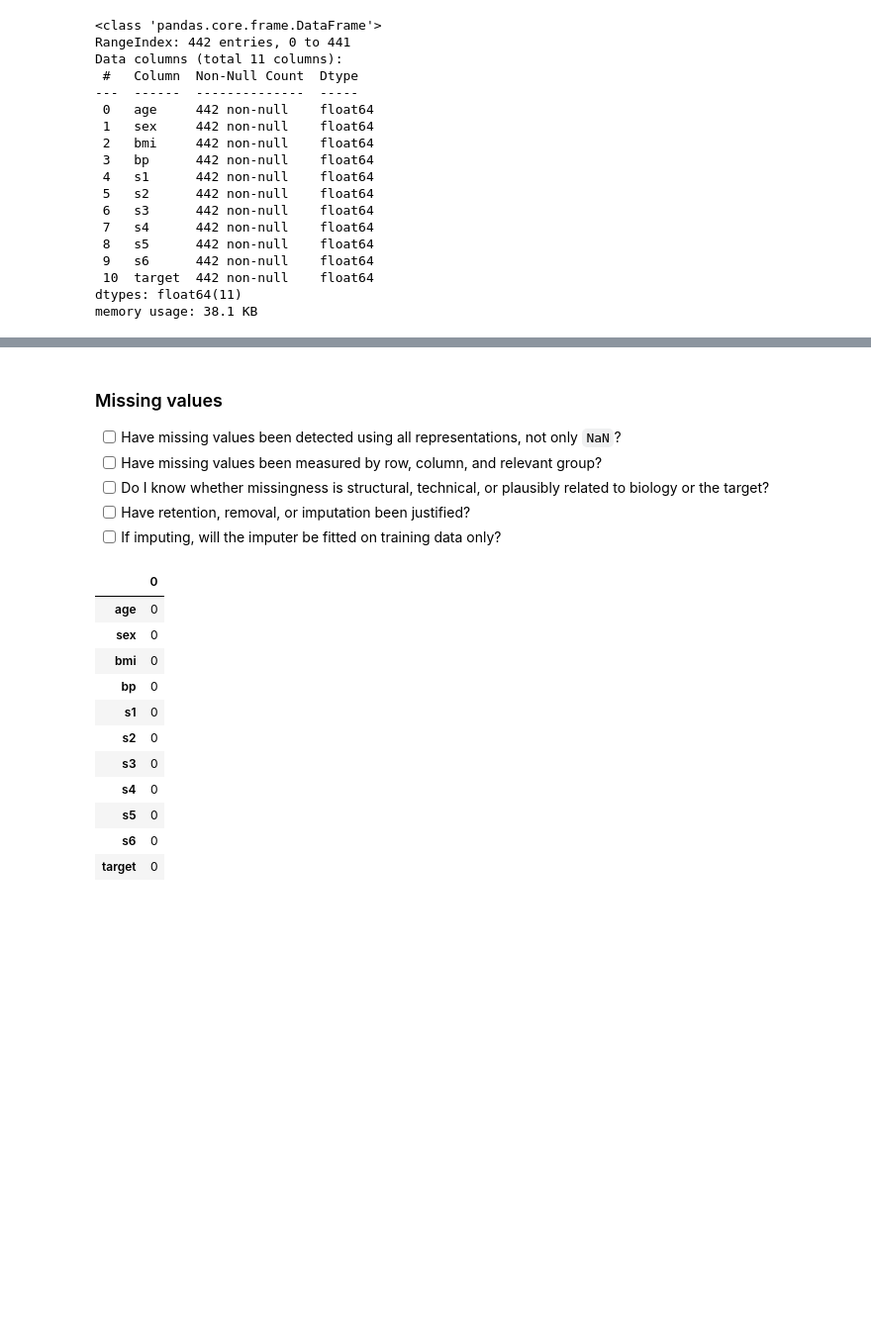
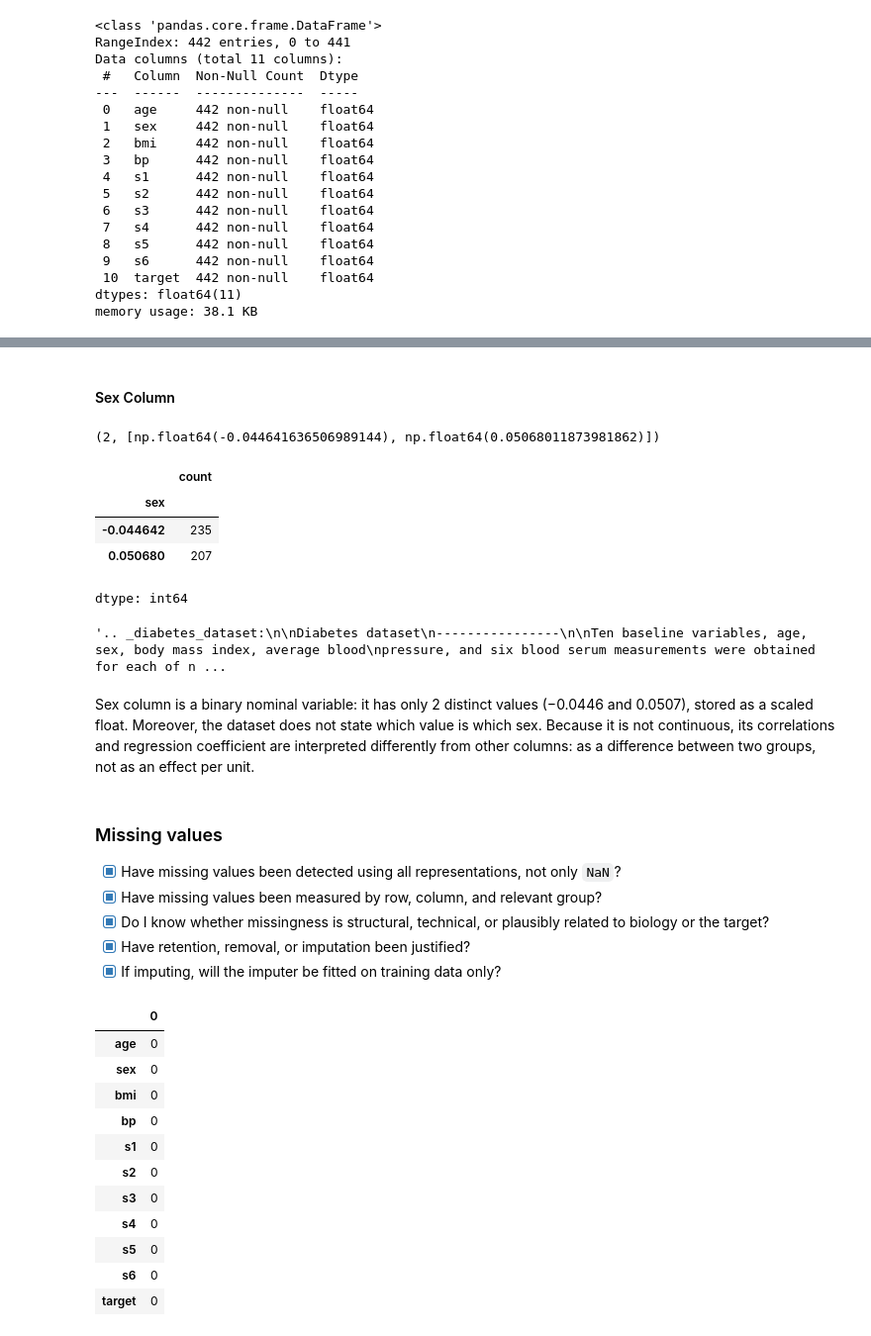
Before and after one commit to tmazko/ML-in-Bioinformatics, a Jupyter notebook: practicals/week2/MLinBio_Practice2.ipynb, the cells around one changed output, grey strips where cells are left out. Shown at 99% size. Cells and saved outputs as stored; diff of their text form; code cells hidden in the pictures; blank space fills up the shorter version.

```diff
--- a/practicals/week2/MLinBio_Practice2.ipynb
+++ b/practicals/week2/MLinBio_Practice2.ipynb
@@ -96,14 +96,34 @@ diabetes_df.describe()
 | 50% | 5.383060e-03 | -4.464164e-02 | -7.283766e-03 | -5.670422e-03 | -4.320866e-03 | -3.819065e-03 | -6.584468e-03 | -2.592262e-03 | -1.947171e-03 | -1.077698e-03 | 140.500000 |
 | 75% | 3.807591e-02 | 5.068012e-02 | 3.124802e-02 | 3.564379e-02 | 2.835801e-02 | 2.984439e-02 | 2.931150e-02 | 3.430886e-02 | 3.243232e-02 | 2.791705e-02 | 211.500000 |
 | max | 1.107267e-01 | 5.068012e-02 | 1.705552e-01 | 1.320436e-01 | 1.539137e-01 | 1.987880e-01 | 1.811791e-01 | 1.852344e-01 | 1.335973e-01 | 1.356118e-01 | 346.000000 |
+# %% [markdown]
+#### Sex Column
+# %%
+diabetes_df["sex"].nunique(), sorted(diabetes_df["sex"].unique())
+# %% [output]
+(2, [np.float64(-0.044641636506989144), np.float64(0.05068011873981862)])
+# %%
+diabetes_df["sex"].value_counts()
+# %% [output]
+|  | count |
+| sex |  |
+| -0.044642 | 235 |
+| 0.050680 | 207 |
+dtype: int64
+# %%
+diabetes.DESCR
+# %% [output]
+'.. _diabetes_dataset:\n\nDiabetes dataset\n----------------\n\nTen baseline variables, age, sex, body mass index, average blood\npressure, and six blood serum measurements were obtained for each of n ...
+# %% [markdown]
+Sex column is a binary nominal variable: it has only 2 distinct values (−0.0446 and 0.0507), stored as a scaled float. Moreover, the dataset does not state which value is which sex. Because it is not continuous, its correlations and regression coefficient are interpreted differently from other columns: as a difference between two groups, not as an effect per unit.
 # %% [markdown]
 ### Missing values
 
-- [ ] Have missing values been detected using all representations, not only `NaN`?
-- [ ] Have missing values been measured by row, column, and relevant group?
-- [ ] Do I know whether missingness is structural, technical, or plausibly related to biology or the target?
-- [ ] Have retention, removal, or imputation been justified?
-- [ ] If imputing, will the imputer be fitted on training data only?
+- [x] Have missing values been detected using all representations, not only `NaN`?
+- [x] Have missing values been measured by row, column, and relevant group?
+- [x] Do I know whether missingness is structural, technical, or plausibly related to biology or the target?
+- [x] Have retention, removal, or imputation been justified?
+- [x] If imputing, will the imputer be fitted on training data only?
 # %%
 diabetes_df.isna().sum()
 # %% [output]
```
Also changed, not shown: parts of 5 cells of this notebook.
